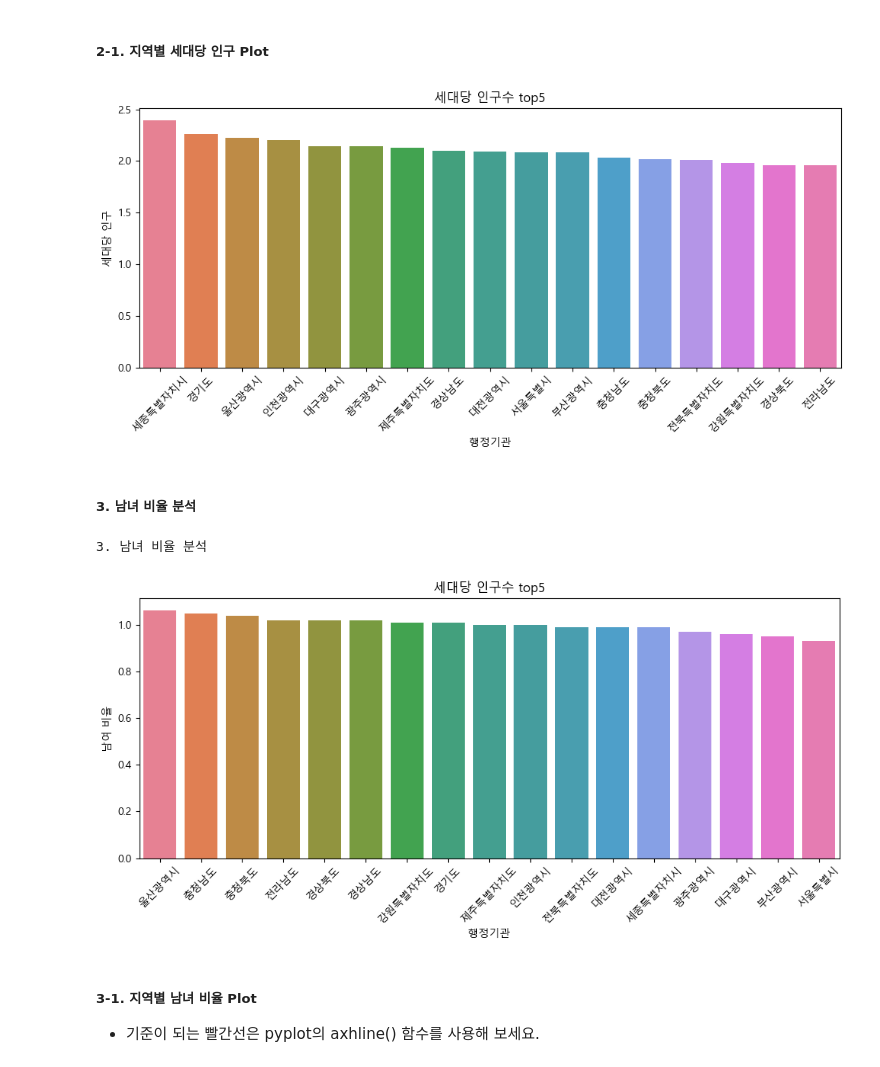
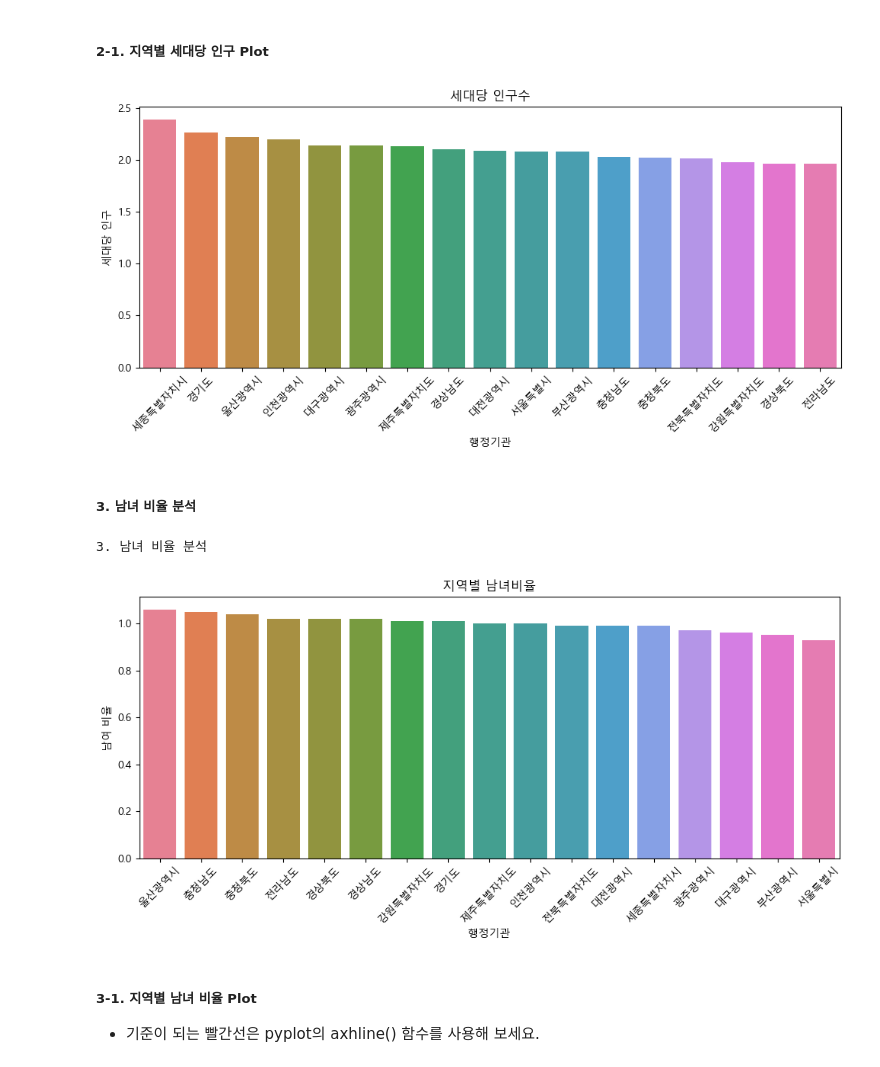
Before and after one commit to cooperear/Python_Webscraping_Analysis, a Jupyter notebook: 연습문제/04_인구현황분석.ipynb, the cells around one changed output. Cells and saved outputs as stored; diff of their text form; code cells hidden in the pictures.

```diff
--- a/연습문제/04_인구현황분석.ipynb
+++ b/연습문제/04_인구현황분석.ipynb
@@ -123,20 +123,20 @@ sorted_df[:5]
 # %%
 plt.figure(figsize=(10,5))
 
 
 sns.barplot(data=sorted_df, x='행정기관', y='세대당 인구', hue='행정기관')
 
 
 
 
 plt.xticks(rotation=45)
-plt.title('세대당 인구수 top5')
+plt.title('세대당 인구수')
 plt.tight_layout()
 
 plt.show()
 # seaborn의 barplot() 함수사용
 # %% [output]
-[figure, old version]
+[figure, new version]
 # %% [markdown]
 ##### 3. 남녀 비율 분석
 # %%
@@ -153,14 +153,14 @@ sns.barplot(data=sorted_sex_df, x='행정기관', y='남여 비율', hue='행정
 
 
 plt.xticks(rotation=45)
-plt.title('세대당 인구수 top5')
+plt.title('지역별 남녀비율')
 plt.tight_layout()
 
 plt.show()
 # seaborn의 barplot()
 # %% [output]
 3. 남녀 비율 분석
-[figure, old version]
+[figure, new version]
 # %% [markdown]
 ##### 3-1. 지역별 남녀 비율 Plot
 * 기준이 되는 빨간선은 pyplot의 axhline() 함수를 사용해 보세요.
```
Also changed, not shown: parts of 2 cells of this notebook.
